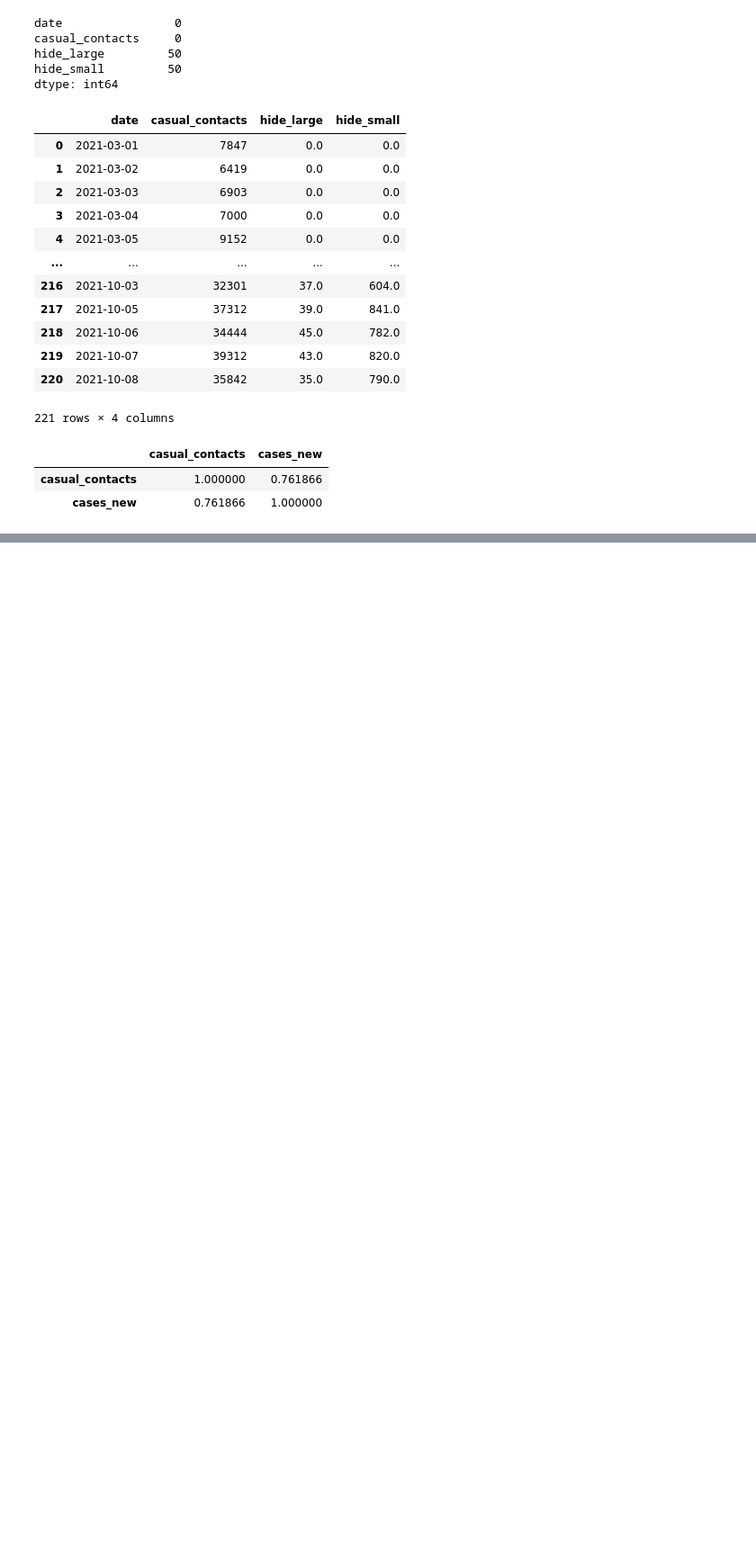
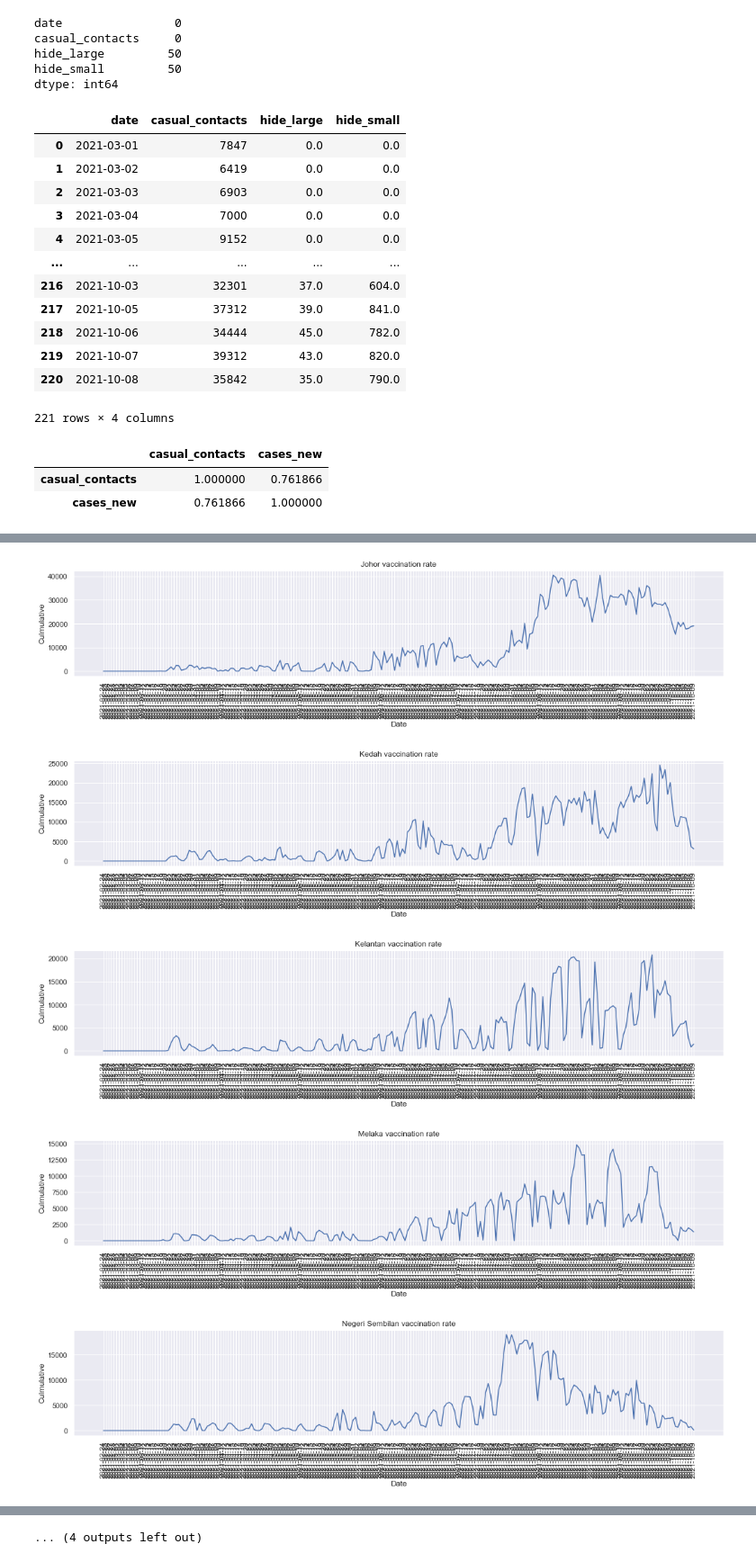
Before and after one commit to sidharrth2002/covid-streamlit-2, a Jupyter notebook: exploration.ipynb, the cells around one changed output, grey strips where cells are left out. Shown at 90% size. Cells and saved outputs as stored; diff of their text form; code cells hidden in the pictures; blank space fills up the shorter version.

```diff
--- a/exploration.ipynb
+++ b/exploration.ipynb
@@ -1895,0 +1971,22 @@ sns.heatmap(corr, annot=True,cmap='Blues')
+# %%
+vax_state = pd.read_csv('./vaccination/vaccination/vax_state.csv')
+vax_state = vax_state[['date','state','daily_full']]
+merged_vax_state = pd.merge(vax_state, malaysia_cases, on=['date','state'])
+merged_vax_state
+states = ['Johor','Kedah','Kelantan','Melaka','Negeri Sembilan','Pahang','Perak','Perlis','Pulau Pinang','Sabah',
+          'Sarawak','Selangor','Terengganu','W.P. Kuala Lumpur','W.P. Labuan','W.P. Putrajaya']
+
+for i in states:
+    plt.subplot()
+    plt.plot(merged_vax_state[merged_vax_state['state']==i]['date'],merged_vax_state[merged_vax_state['state']==i]['daily_full'])
+    plt.xticks(rotation=90)
+    plt.title(i + ' vaccination rate')
+    plt.xlabel('Date')
+    plt.ylabel('Culmulative')
+    plt.show()
+# %% [output]
+[figure, added]
+[figure, added]
+[figure, added]
+[figure, added]
+[figure, added]
@@ -1895,0 +2000 @@ sns.heatmap(corr, annot=True,cmap='Blues')
+... (4 outputs left out)
```
Also changed, not shown: parts of 21 cells of this notebook.
